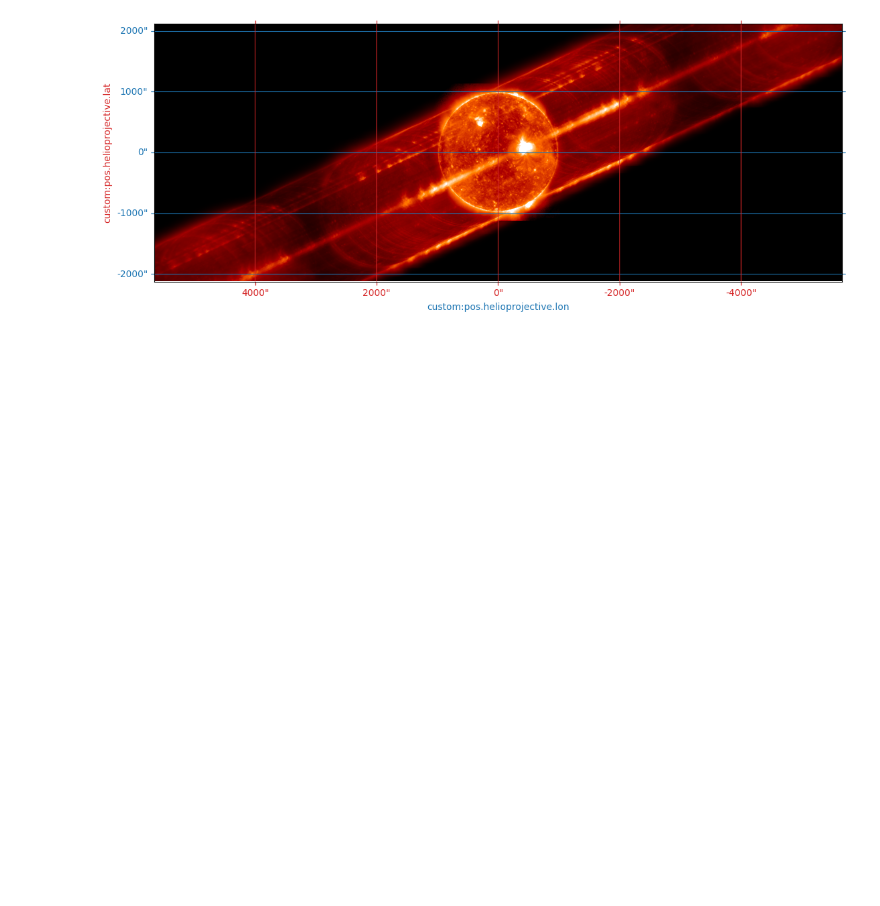
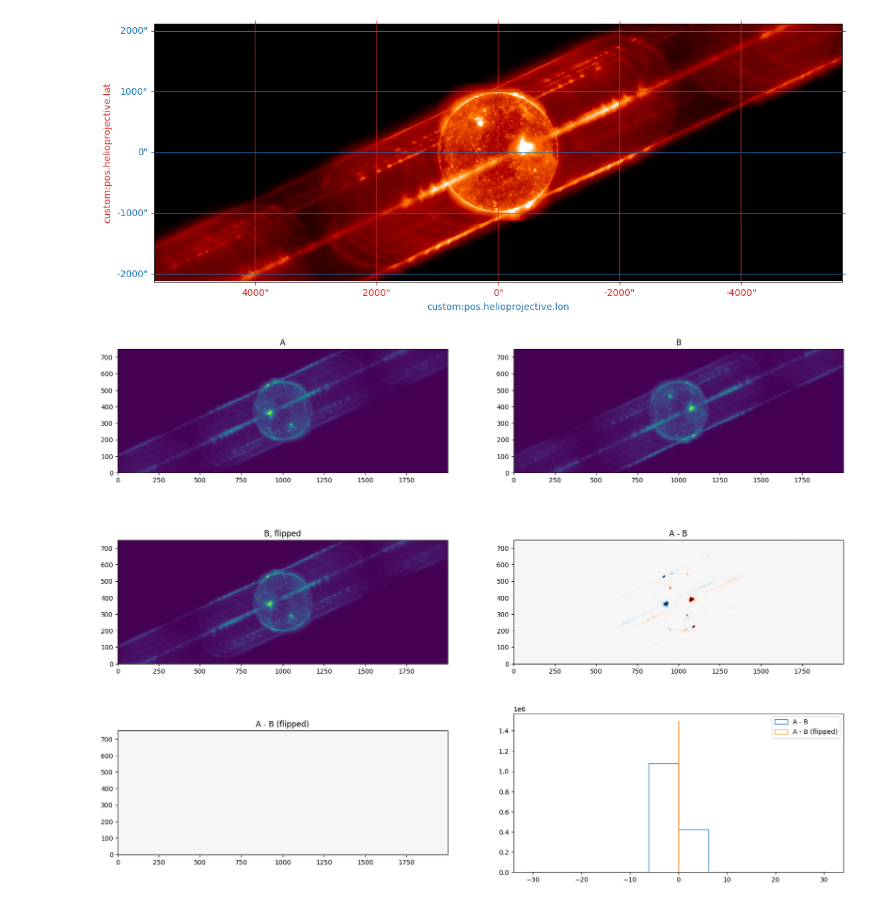
Before and after one commit to wtbarnes/moxsi-science-planning, a Jupyter notebook: notebooks/pipeline-testing/conops-quicklook.ipynb, the cells around one changed output. Cells and saved outputs as stored; diff of their text form; code cells hidden in the pictures; blank space fills up the shorter version.

```diff
--- a/notebooks/pipeline-testing/conops-quicklook.ipynb
+++ b/notebooks/pipeline-testing/conops-quicklook.ipynb
@@ -125,3 +134,7 @@ plot_overlappogram(image_B)
 # %% [output]
 [figure]
 [figure]
+# %%
+difference_image(image_A, image_B)
+# %% [output]
+[figure, added]
```
Also changed, not shown: parts of 6 cells of this notebook.
